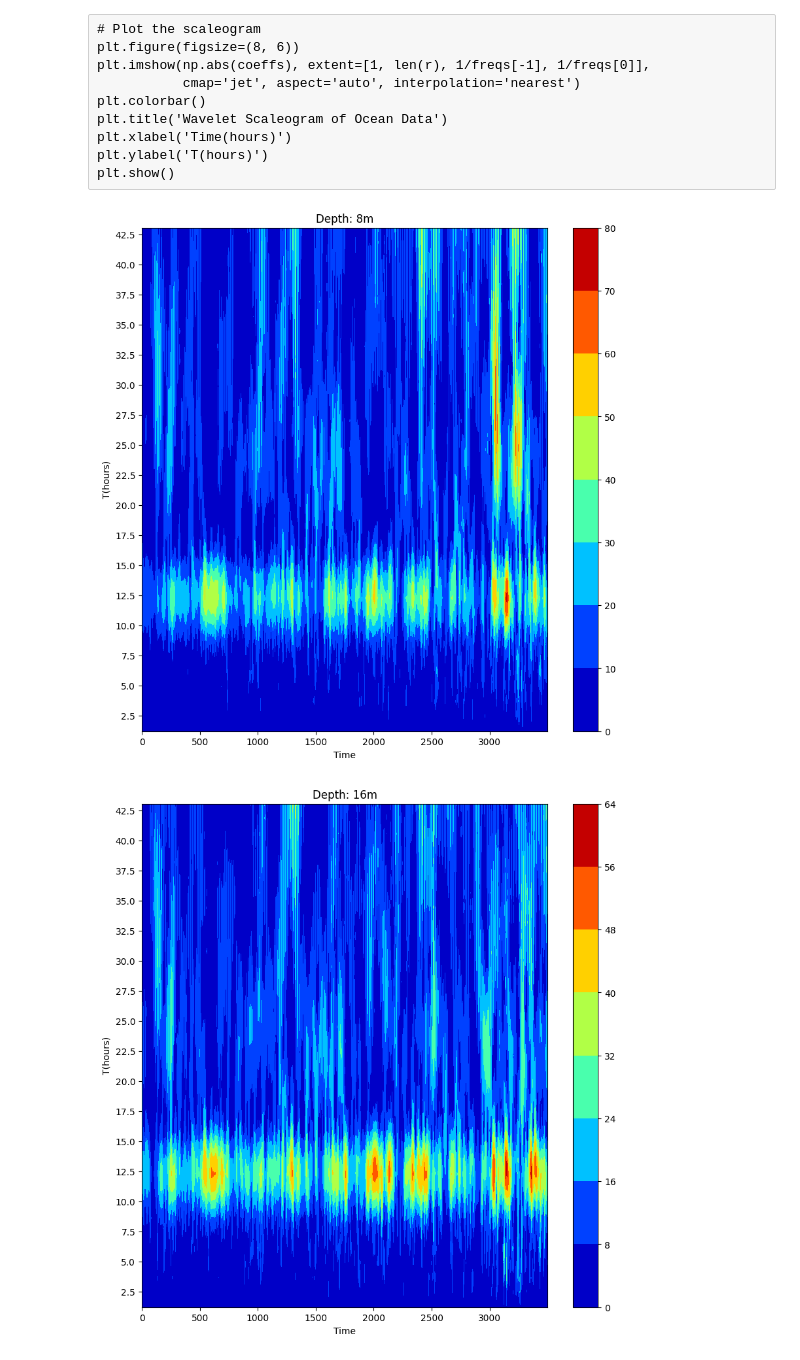
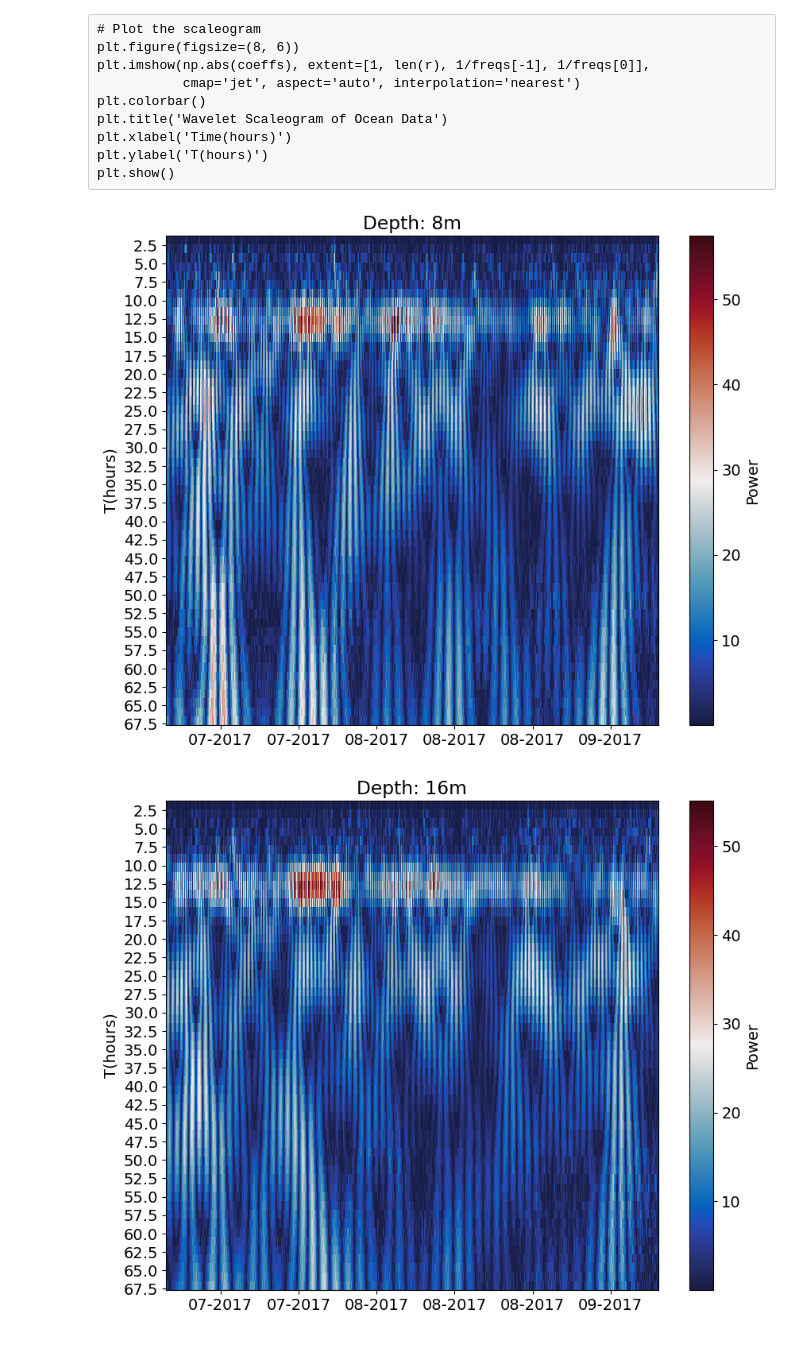
Before and after one commit to pythonistabr/pcce-wavelets, a Jupyter notebook: scripts/wavelets_and_PSD.ipynb, the cells around one changed output. Cells and saved outputs as stored; diff of their text form; code cells hidden in the pictures.

Commit message:
altera graficos das ondeletas

```diff
--- a/scripts/wavelets_and_PSD.ipynb
+++ b/scripts/wavelets_and_PSD.ipynb
@@ -9,3 +8,6 @@ import matplotlib.dates as mdates
+# %%
+plt.rcParams['font.size'] = 14
+plt.rcParams["pcolor.shading"] = 'flat'
 # %% [markdown]
 ### functions
 # %%
@@ -46,7 +41,8 @@ plt.plot(noise1,'.r')
 # %% [markdown]
 ### reading data
 # %%
-data = pd.read_csv('../data/boia/ul-boia-completo.csv', delimiter=';')
+ul = pd.read_csv('../data/boia/ul-boia-completo.csv', delimiter=';')
+vl = pd.read_csv('../data/boia/vl-boia-completo.csv', delimiter=';')
 # %%
 who
 # %% [output]
@@ -58,0 +65,8 @@ data.shape
+# %%
+# Datas
+time1 = mdates.datestr2num(ul.time.iloc[0:3500])
+time2 = mdates.datestr2num(ul.time.iloc[5500:])
+# %%
+# Ruidos
+noise1 = create_white_noise(n=len(time1), period=1_000, amp=0.001, phase=0.25*np.pi)
+noise2 = create_white_noise(n=len(time2), period=1_000, amp=0.01, phase=0)
@@ -96,26 +116,38 @@ plt.xlabel('Time(hours)')
 plt.ylabel('T(hours)')
 plt.show()
 # %%
+date_fmt = mdates.DateFormatter('%m-%Y')
 for col, depth in zip([1, 4, 10, 16, 19],['8','16','32','45','53']):
-    r = add_noise(data.iloc[0:3500, col], noise1)# white noise
+    #add noise
+    r = add_noise(ul.iloc[5500:, col], noise2)# white noise
+
     # Define the wavelet function
     wavelet = 'morl'
+
     # Compute the wavelet transform
     wavelet = 'morl'  # Mother wavelet to use
-    scales = np.arange(1, 36)  # Scales to use
+    scales = np.arange(1, 56)  # Scales to use
     coefficients, frequencies = pywt.cwt(r, scales, wavelet, sampling_period=1)
     T_wave = 1/frequencies
+
     # Plot the wavelet spectrum
-    fig, ax = plt.subplots(figsize=(10, 10))
+    fig, ax = plt.subplots(figsize=(10, 8))
 
     #ax.set_yscale('log')
     ax.set_ylabel('T(hours)')
-    ax.set_xlabel('Time')
+    #ax.set_xlabel('Time')
     ax.set_yticks(np.arange(0, T_wave.max(), 2.5))
     plt.title(f'Depth: {depth}m')
-    im = ax.contourf(np.arange(len(r)), T_wave, np.abs(coefficients), cmap='jet')
-    fig.colorbar(im, ax=ax)
+    #im = ax.contourf(time1, T_wave, np.abs(coefficients), cmap='jet')
+    im = plt.imshow(np.abs(coefficients), extent=[time2.min(), time2.max(), T_wave[-1], T_wave[0]],
+               cmap=cm.cm.balance, aspect='auto', interpolation='nearest')
+    fig.colorbar(im, ax=ax, label=r'Power')
+    ax.xaxis.set_major_formatter(date_fmt)
+    #plt.savefig(f'../figs/wavelets adcp/espectro_ondeletas_adcp_perpendicular_não_filtrado_{depth}m.png', dpi=300)
+
+    #SALVANDO SERIE 2
+    #plt.savefig(f'../figs/wavelets adcp serie 2/espectro_ondeletas_adcp_perpendicular_não_filtrado_{depth}m.png', dpi=300)
     plt.show()
 # %% [output]
-[figure, old version]
+[figure, new version]
-[figure, old version]
+[figure, new version]
```
Also changed, not shown: parts of 14 cells of this notebook.
